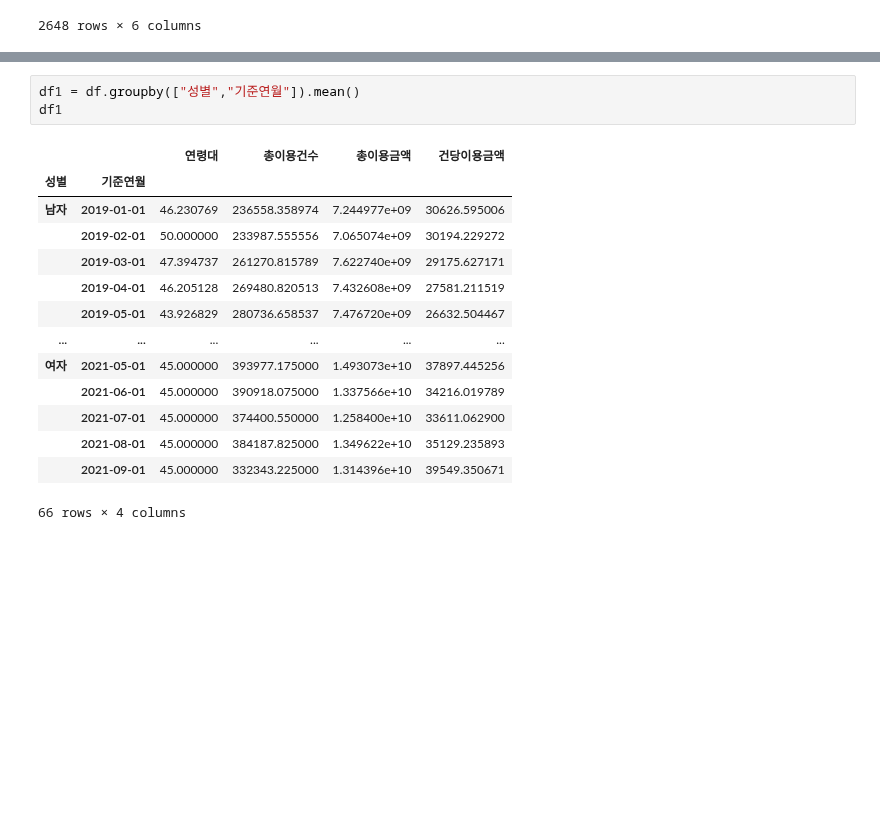
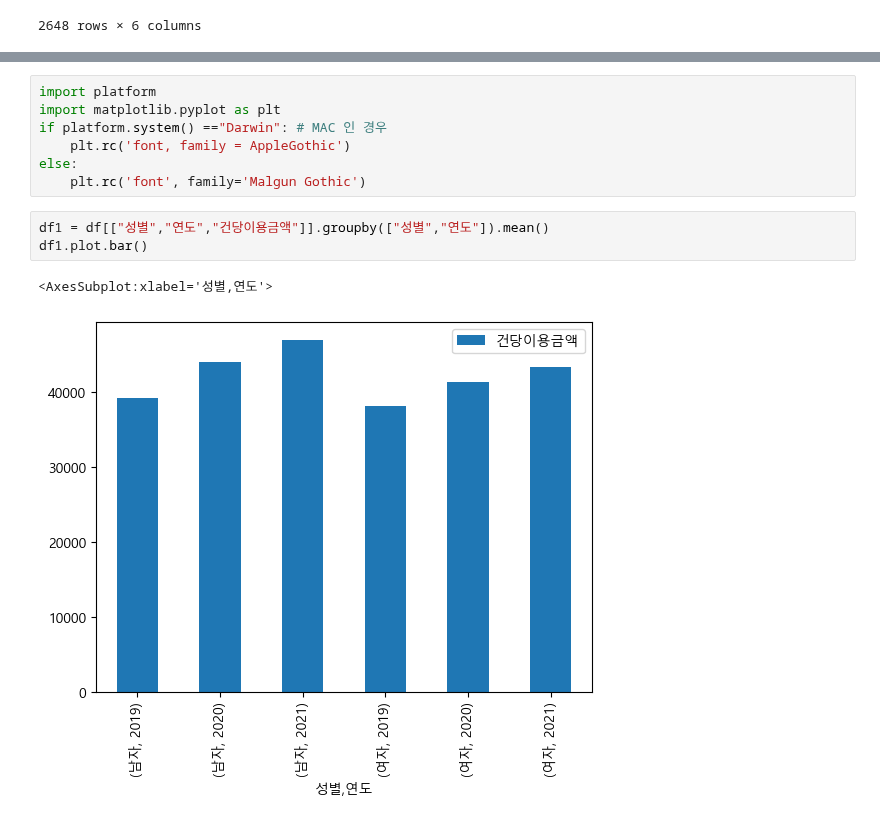
Before and after one commit to sejinhwang97ko/2023prac, a Jupyter notebook: 20230407/04_example.ipynb, the cells around one changed output, grey strips where cells are left out. Saved outputs shown, nothing was run; the diff lists cells and outputs as text; blank space fills up the shorter version.

```diff
--- a/20230407/04_example.ipynb
+++ b/20230407/04_example.ipynb
@@ -180,19 +197,14 @@ df["건당이용금액"]
 Name: 건당이용금액, Length: 2648, dtype: float64
+# %%
+import platform
+import matplotlib.pyplot as plt
+if platform.system() =="Darwin": # MAC 인 경우
+    plt.rc('font, family = AppleGothic')
+else:
+    plt.rc('font', family='Malgun Gothic')
 # %%
-df1 = df.groupby(["성별","기준연월"]).mean()
-df1
+df1 = df[["성별","연도","건당이용금액"]].groupby(["성별","연도"]).mean()
+df1.plot.bar()
 # %% [output]
-|  |  | 연령대 | 총이용건수 | 총이용금액 | 건당이용금액 |
-| 성별 | 기준연월 |  |  |  |  |
-| 남자 | 2019-01-01 | 46.230769 | 236558.358974 | 7.244977e+09 | 30626.595006 |
-|  | 2019-02-01 | 50.000000 | 233987.555556 | 7.065074e+09 | 30194.229272 |
-|  | 2019-03-01 | 47.394737 | 261270.815789 | 7.622740e+09 | 29175.627171 |
-|  | 2019-04-01 | 46.205128 | 269480.820513 | 7.432608e+09 | 27581.211519 |
-|  | 2019-05-01 | 43.926829 | 280736.658537 | 7.476720e+09 | 26632.504467 |
-| ... | ... | ... | ... | ... | ... |
-| 여자 | 2021-05-01 | 45.000000 | 393977.175000 | 1.493073e+10 | 37897.445256 |
-|  | 2021-06-01 | 45.000000 | 390918.075000 | 1.337566e+10 | 34216.019789 |
-|  | 2021-07-01 | 45.000000 | 374400.550000 | 1.258400e+10 | 33611.062900 |
-|  | 2021-08-01 | 45.000000 | 384187.825000 | 1.349622e+10 | 35129.235893 |
-|  | 2021-09-01 | 45.000000 | 332343.225000 | 1.314396e+10 | 39549.350671 |
-66 rows × 4 columns
+<AxesSubplot:xlabel='성별,연도'>
+[figure, added]
```
Also changed, not shown: parts of 19 cells of this notebook, 2 other files.
